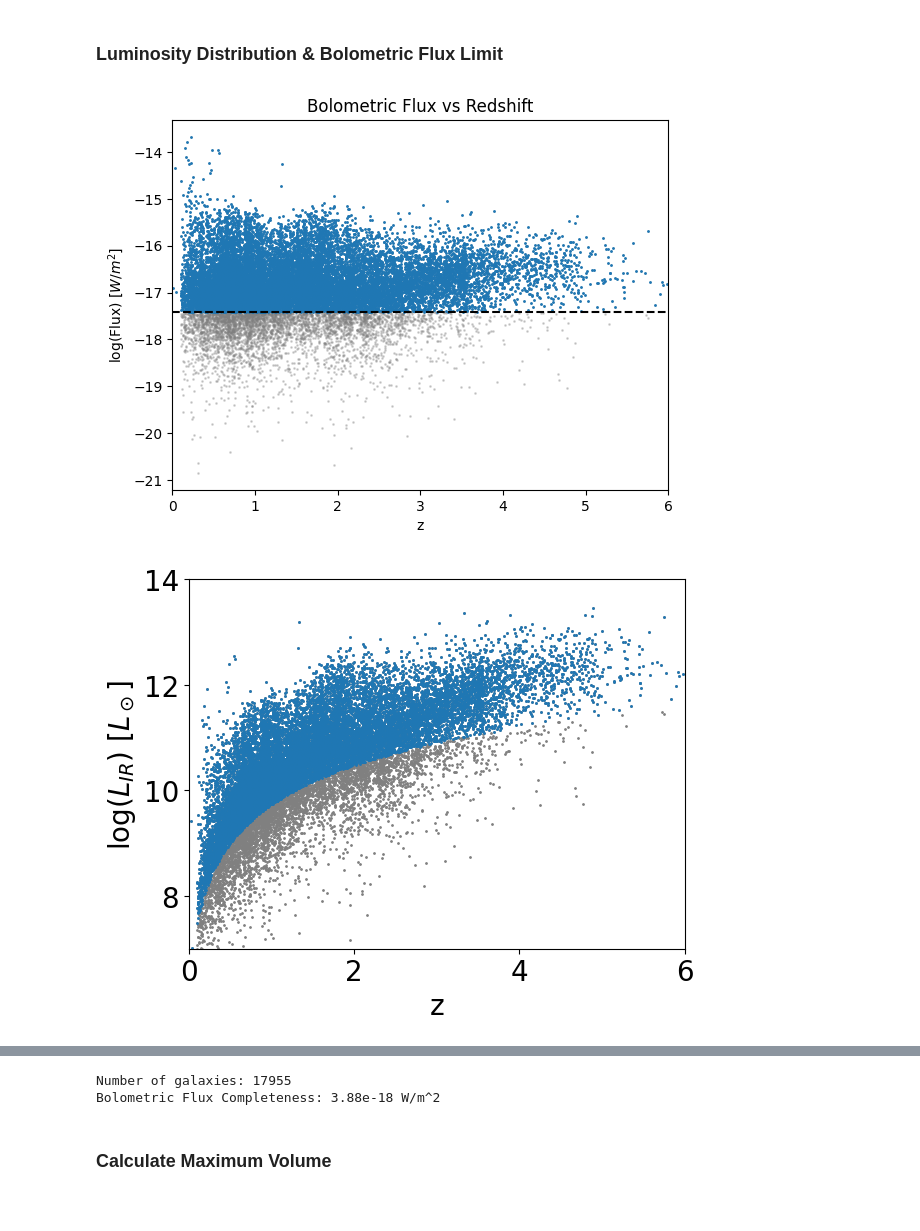
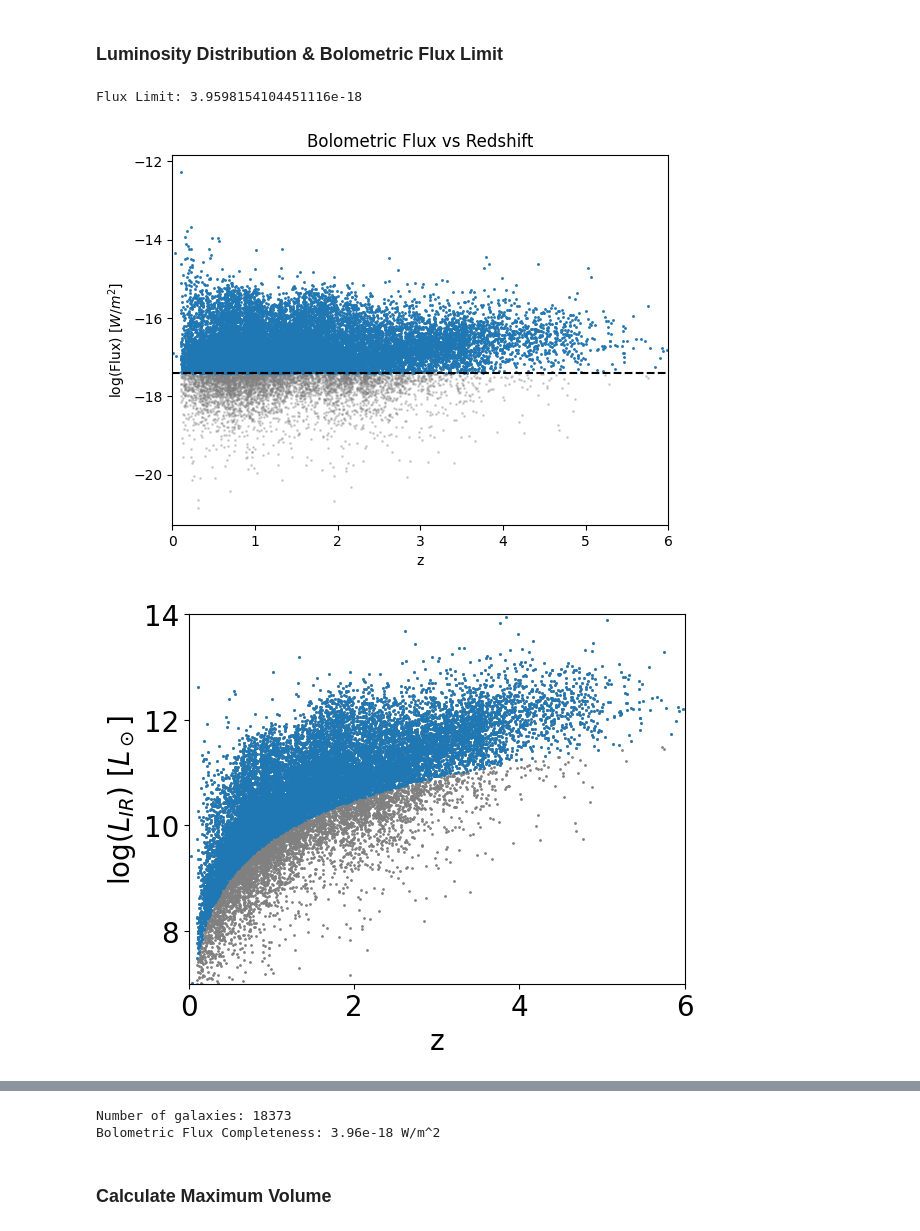
Before and after one commit to daniel-lyon/MPhil-Code, a Jupyter notebook: LUMFUNCS/LF_ZFOURGE.ipynb, the cells around one changed output, grey strips where cells are left out. Drawn from its saved outputs; the diff is of its cells as text; code cells hidden in the pictures.

```diff
--- a/LUMFUNCS/LF_ZFOURGE.ipynb
+++ b/LUMFUNCS/LF_ZFOURGE.ipynb
@@ -91,7 +88,9 @@ plt.show()
 # %% [markdown]
 ### Luminosity Distribution & Bolometric Flux Limit
 # %%
-luminosity = df['LIR'].copy().values # solar luminosities
+luminosity = df['LIR'].copy() # solar luminosities
+# luminosity = df['l_up'].copy() # Upper limit
+# luminosity = df['l_down'].copy() # Lower limit
 luminosity *= 3.828 * 10 ** 26 # solar luminosity -> Watts
 z = df['zpk'].values # redshift
 sfr = np.log10(df['SFR']) # log(SFR)
@@ -103,48 +102,52 @@ colors = plt.cm.gist_rainbow(np.linspace(0,1,len(redshift_bins)))
 cosmo = FlatLambdaCDM(H0=70, Om0=0.3)
 d_L = cosmo.luminosity_distance(z).to('m').value # m
 
 # Bolometric Flux completeness limits
 F_bol = luminosity / (4 * np.pi * d_L ** 2) # W/m^2
 Fbol_lim = np.percentile(F_bol, 100-F_comp) # % of the data above perc
+Fbol_lim = 3.9598154104451116e-18
+print(f'Flux Limit: {Fbol_lim}')
 mask_fbol = F_bol > Fbol_lim
+
 plt.scatter(z, np.log10(F_bol), s=1, color='grey', alpha=0.3)
 plt.scatter(z[mask_fbol], np.log10(F_bol[mask_fbol]), s=1)
 plt.axhline(np.log10(Fbol_lim), color='black', linestyle='--')
 plt.title('Bolometric Flux vs Redshift')
 plt.ylabel('log(Flux) [$W/m^2$]')
 plt.xlabel('z')
 plt.xlim(redshift_bins[0][0], redshift_bins[-1][1])
 plt.show()
 
 # Luminsity-redshift distribution
 plt.scatter(z, np.log10(luminosity/(3.83*10**26)), s=1, color='grey')
 plt.scatter(z[mask_fbol], np.log10(luminosity[mask_fbol]/(3.83*10**26)), s=1)
 plt.ylabel('log($L_{IR}$) [$L_\odot$]', fontsize=20)
 plt.xlabel('z', fontsize=20)
 plt.ylim(7, 14)
 plt.xlim(redshift_bins[0][0], redshift_bins[-1][1])
 plt.tick_params(axis='both', labelsize=20)
 plt.show()
 
-# Luminsity-redshift distribution
-plt.figure(figsize=(10, 7))
-# plt.scatter(old_df['zpk'], np.log10(old_df['LIR']), s=1, color='grey', alpha=0.3)
-plt.scatter(z, np.log10(luminosity/(3.83*10**26)), s=1, cmap='inferno', c=sfr)
-plt.ylabel('log($L_{IR}$) [$L_\odot$]', fontsize=20)
-plt.xlabel('z', fontsize=20)
-plt.ylim(6, 14)
-plt.xlim(redshift_bins[0][0], redshift_bins[-1][1])
-plt.yticks([6,8,10,12,14])
-plt.minorticks_on()
-plt.tick_params(axis='both', labelsize=20)
-cbar = plt.colorbar(pad=0)
-cbar.set_label('$\log(SFR)$', fontsize=20)
-cbar.ax.tick_params(labelsize=20)
-plt.savefig('ZFOURGE Initial Distribution.png', bbox_inches='tight')
-plt.show()
+# # Luminsity-redshift distribution
+# plt.figure(figsize=(10, 7))
+# # plt.scatter(old_df['zpk'], np.log10(old_df['LIR']), s=1, color='grey', alpha=0.3)
+# plt.scatter(z, np.log10(luminosity/(3.83*10**26)), s=1, cmap='inferno', c=sfr)
+# plt.ylabel('log($L_{IR}$) [$L_\odot$]', fontsize=20)
+# plt.xlabel('z', fontsize=20)
+# plt.ylim(6, 14)
+# plt.xlim(redshift_bins[0][0], redshift_bins[-1][1])
+# plt.yticks([6,8,10,12,14])
+# plt.minorticks_on()
+# plt.tick_params(axis='both', labelsize=20)
+# cbar = plt.colorbar(pad=0)
+# cbar.set_label('$\log(SFR)$', fontsize=20)
+# cbar.ax.tick_params(labelsize=20)
+# # plt.savefig('ZFOURGE Initial Distribution.png', bbox_inches='tight')
+# plt.show()
 
 print(f'Number of galaxies: {len(z[mask_fbol])}')
 print(f'Bolometric Flux Completeness: {Fbol_lim:.2e} W/m^2')
 # %% [output]
+Flux Limit: 3.9598154104451116e-18
-[figure, old version]
+[figure, new version]
-[figure, old version]
+[figure, new version]
@@ -152,5 +154,5 @@ print(f'Bolometric Flux Completeness: {Fbol_lim:.2e} W/m^2')
-Number of galaxies: 17955
-Bolometric Flux Completeness: 3.88e-18 W/m^2
+Number of galaxies: 18373
+Bolometric Flux Completeness: 3.96e-18 W/m^2
 # %% [markdown]
 ### Calculate Maximum Volume
 # %%
```
Also changed, not shown: parts of 18 cells of this notebook, 37 other files.
